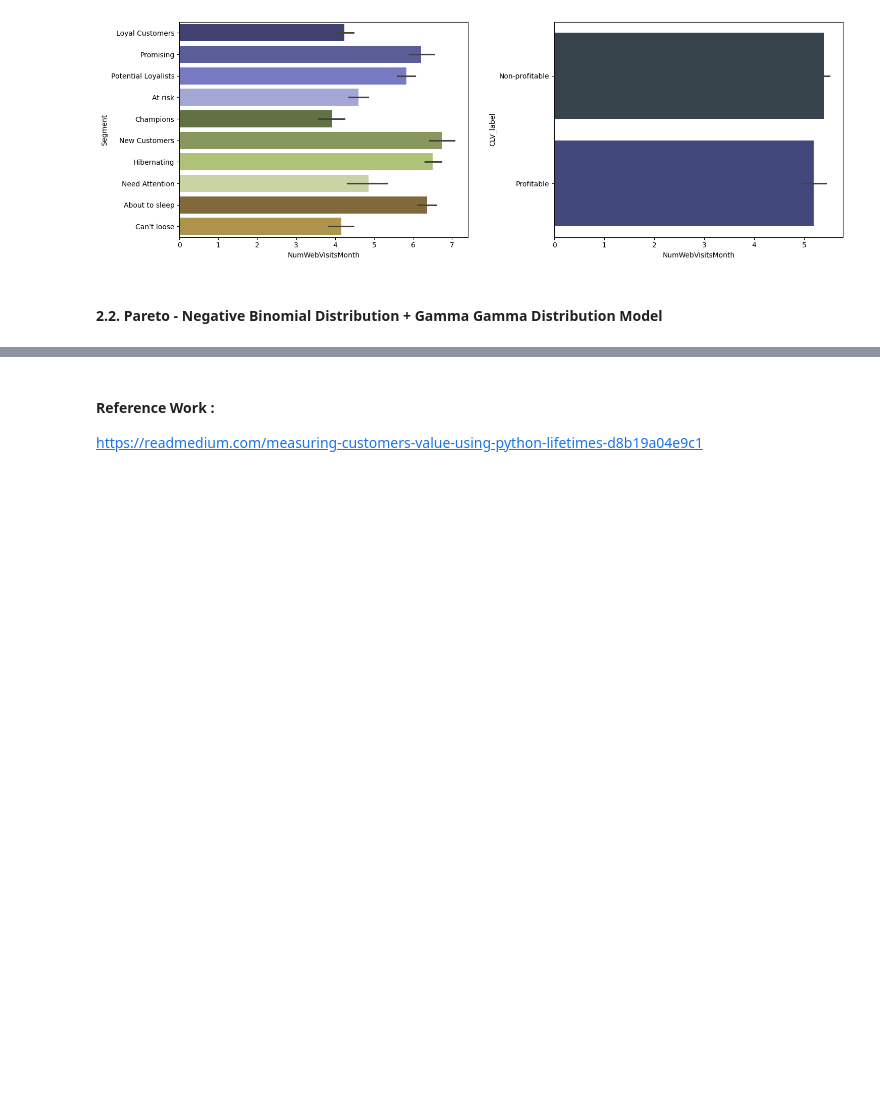
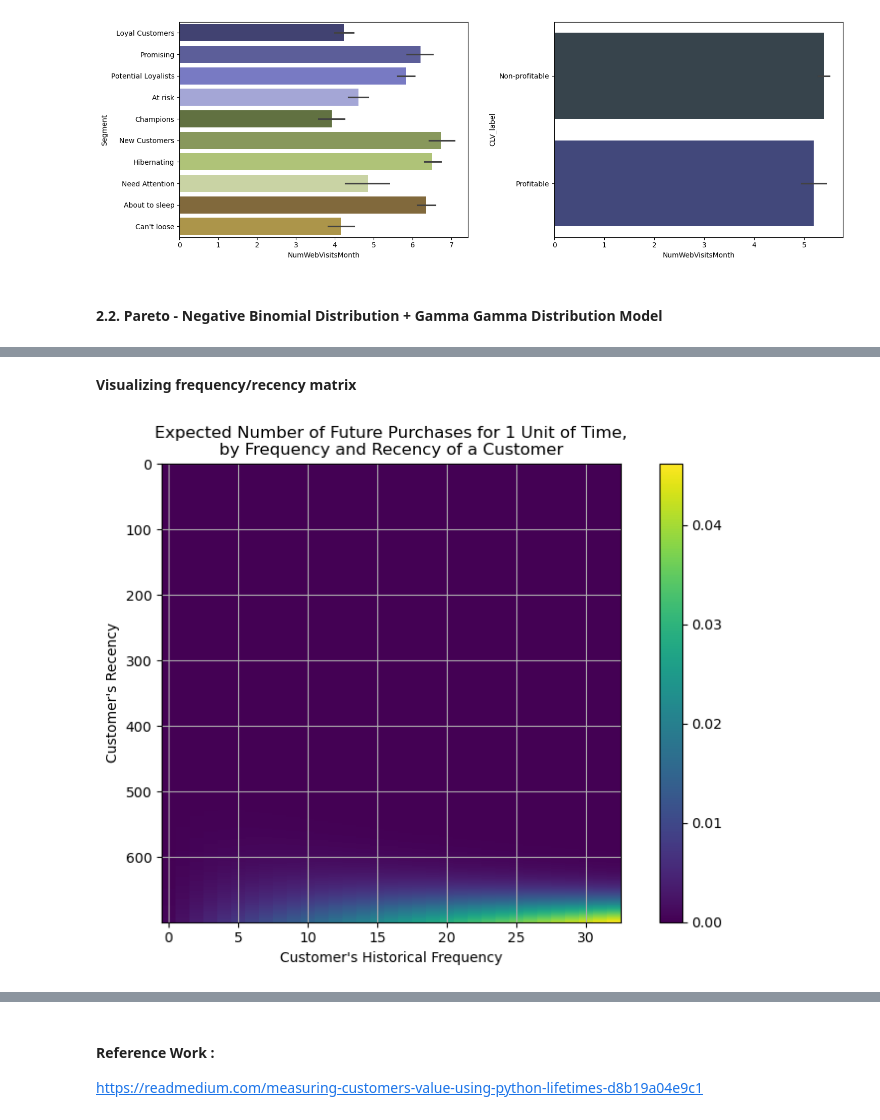
Before and after one commit to annugit1655/Customer-Behaviour-Analysis-with-CLTV, a Jupyter notebook: notebooks/04-CLTV-Probabilistic-models.ipynb, the cells around one changed output, grey strips where cells are left out. Saved outputs shown, nothing was run; the diff lists cells and outputs as text; code cells hidden in the pictures; blank space fills up the shorter version.

```diff
--- a/notebooks/04-CLTV-Probabilistic-models.ipynb
+++ b/notebooks/04-CLTV-Probabilistic-models.ipynb
@@ -726,3 +726,27 @@ plt.show()
 [figure]
 # %% [markdown]
 #### **2.2. Pareto - Negative Binomial Distribution + Gamma Gamma Distribution Model**
+# %%
+# dataset for modelling
+rfm_ = rfm_df.copy()
+display_md(f"**Dataset Shape : {rfm_.shape}**")
+display_md(f"**Duplicate observations : {rfm_.duplicated().sum()}**")
+
+# Exclude one-time buyers
+rfm_data = rfm_[rfm_['Frequency'] > 0].copy()
+
+# Ensure Recency <= Tenure (assumption of Pareto/NBD before modelling)
+rfm_pareto = rfm_data[rfm_data['Recency'] <= rfm_data['T']]
+
+# Fit Pareto/NBD model --- this model learns from no. of repeat purchases, time b/w first and most recent purchase, total time a customer has been observed
+pnbd_model = ParetoNBDFitter(
+    penalizer_coef = 0.001
+)
+
+pnbd_model.fit(
+    rfm_pareto['Frequency'],
+    rfm_pareto['Recency'],
+    rfm_pareto['T']
+)
+
+print(pnbd_model) # these parameters describe customer purchasing behaviour
@@ -728,0 +815,11 @@ plt.show()
+# %% [markdown]
+**Visualizing frequency/recency matrix**
+# %%
+# plotting the frequency & recency matrix (computes the expected number of transactions a customer is to make in the next time period, given the R(age at last purchase) and F (the number of repeat transactions made))
+plt.figure(figsize=(10, 6))
+plot_frequency_recency_matrix(pnbd_model)
+
+plt.grid(axis='both')
+plt.show()
+# %% [output]
+[figure, added]
```
Also changed, not shown: parts of 13 cells of this notebook.
